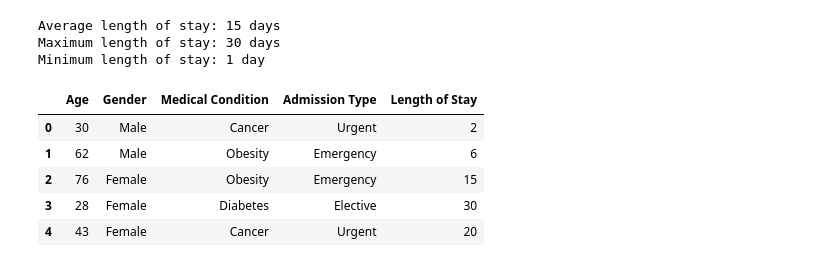
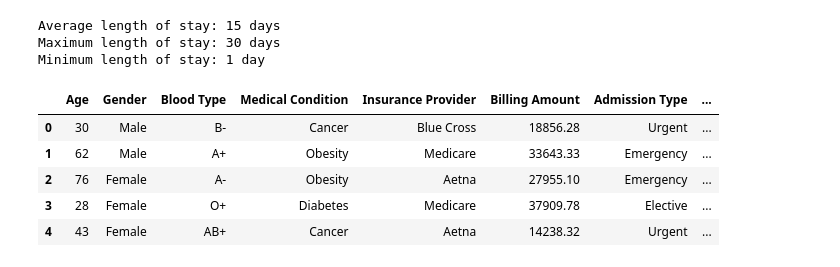
Before and after one commit to lxp974/data_science_portfolio, a Jupyter notebook: Healthcare_project/Healthcare_Feature_Engineering_Modelling.ipynb, the cells around one changed output. Cells and saved outputs as stored; diff of their text form; code cells hidden in the pictures.

```diff
--- a/Healthcare_project/Healthcare_Feature_Engineering_Modelling.ipynb
+++ b/Healthcare_project/Healthcare_Feature_Engineering_Modelling.ipynb
@@ -63,15 +79,18 @@ Minimum length of stay: 1 day
 # %%
 df_encoded = df.copy()
 
-# Drop irrelevant columns. Note remove Billing amount too as potential leak info/ highly correlated with length of stay
-df_encoded.drop(df_encoded.columns.difference(['Age','Gender', 'Medical Condition', 'Admission Type', 'Length of Stay']),axis=1, inplace=True)
+# Convert billing amount to 2dp
+df_encoded['Billing Amount']= df_encoded['Billing Amount'].round(2)
+
+df_encoded.drop(['Name','Doctor', 'Room Number','Hospital',
+                 'Date of Admission', 'Discharge Date'],axis=1, inplace=True)
 df_encoded.head()
 # %% [output]
-|  | Age | Gender | Medical Condition | Admission Type | Length of Stay |
-| 0 | 30 | Male | Cancer | Urgent | 2 |
-| 1 | 62 | Male | Obesity | Emergency | 6 |
-| 2 | 76 | Female | Obesity | Emergency | 15 |
-| 3 | 28 | Female | Diabetes | Elective | 30 |
-| 4 | 43 | Female | Cancer | Urgent | 20 |
+|  | Age | Gender | Blood Type | Medical Condition | Insurance Provider | Billing Amount | Admission Type | ... |
+| 0 | 30 | Male | B- | Cancer | Blue Cross | 18856.28 | Urgent | ... |
+| 1 | 62 | Male | A+ | Obesity | Medicare | 33643.33 | Emergency | ... |
+| 2 | 76 | Female | A- | Obesity | Aetna | 27955.10 | Emergency | ... |
+| 3 | 28 | Female | O+ | Diabetes | Medicare | 37909.78 | Elective | ... |
+| 4 | 43 | Female | AB+ | Cancer | Aetna | 14238.32 | Urgent | ... |
 # %%
 # One-hot encode categorical variables
```
Also changed, not shown: parts of 36 cells of this notebook.
